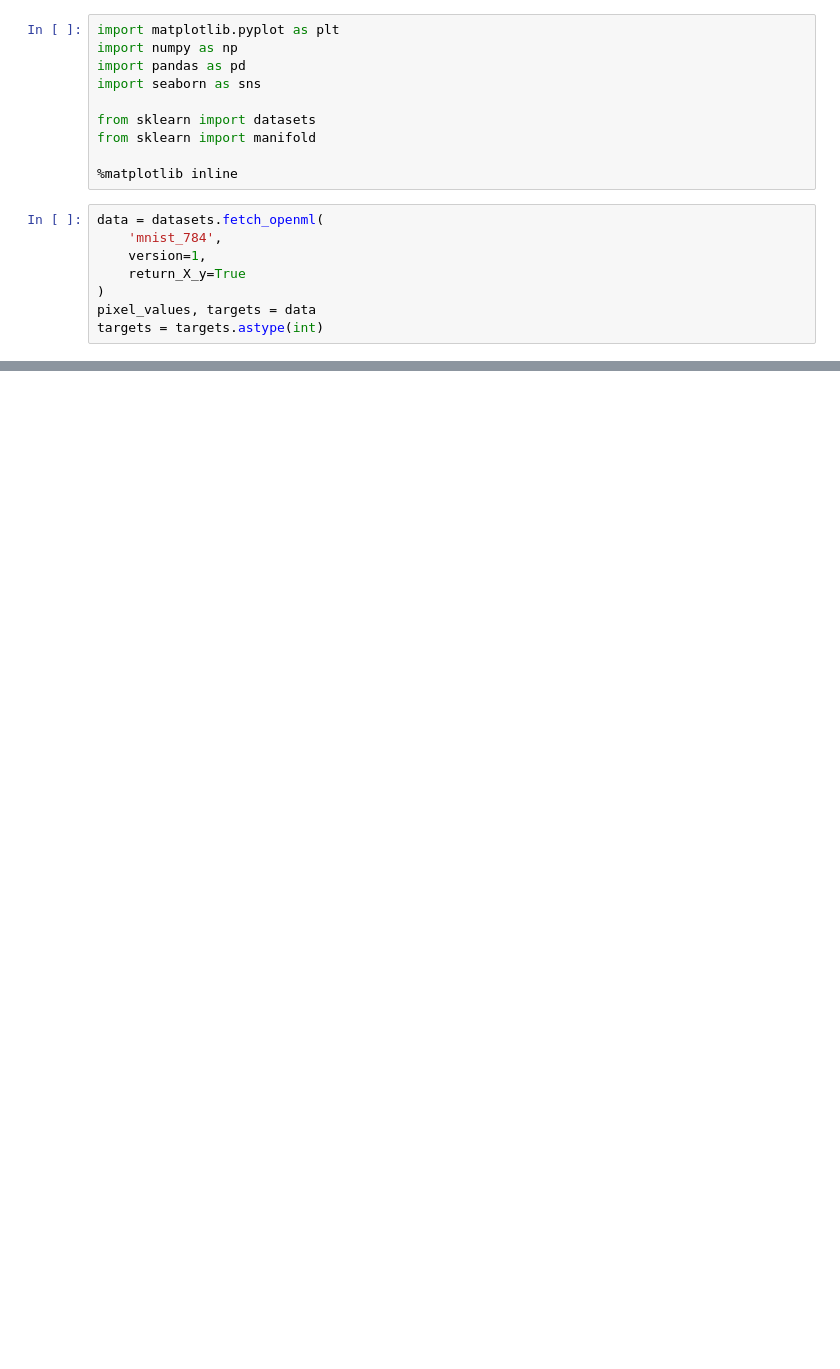
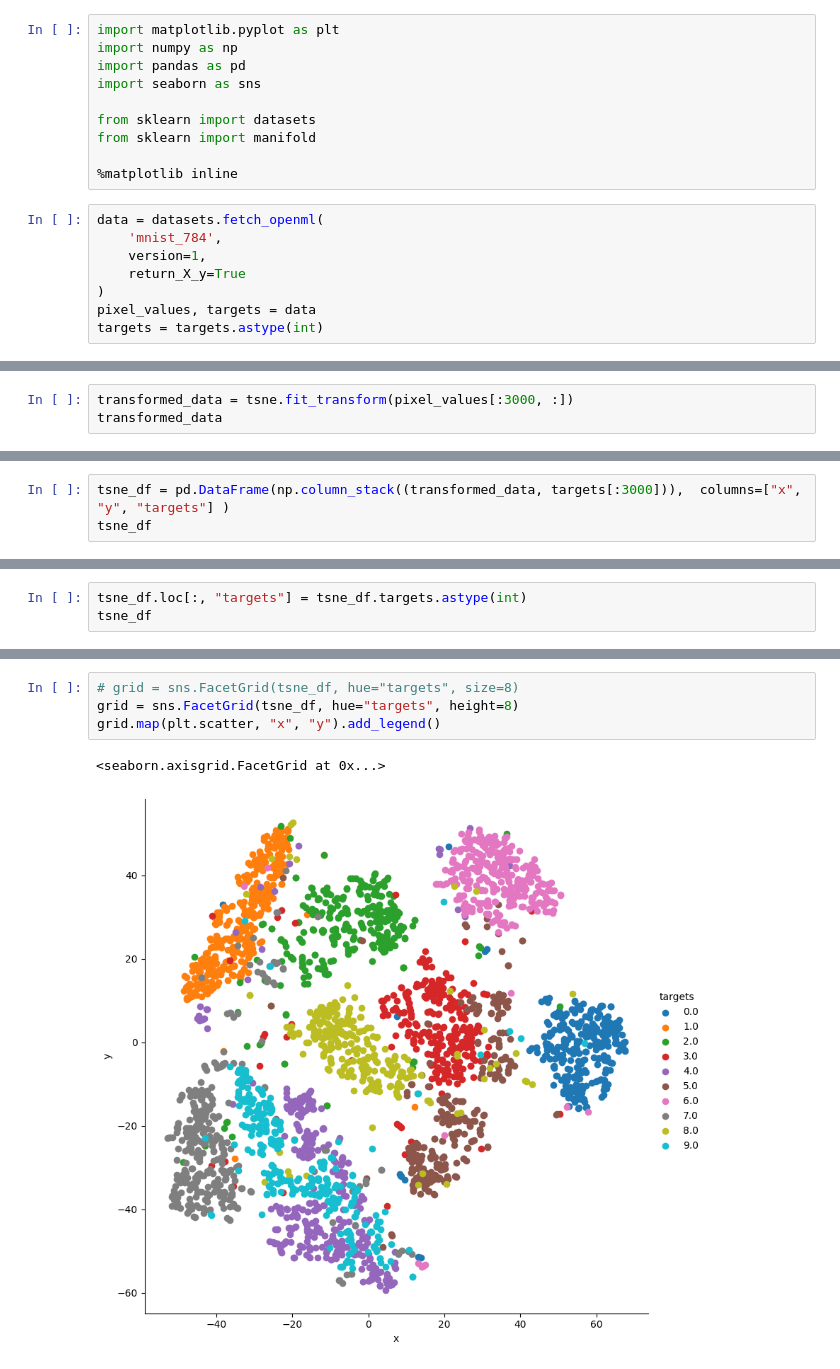
Before and after one commit to Qualia0503/ML_Review, a Jupyter notebook: 05_AAAMLP.ipynb, the cells around one changed output, grey strips where cells are left out. Cells and saved outputs as stored; diff of their text form; blank space fills up the shorter version.

```diff
--- a/05_AAAMLP.ipynb
+++ b/05_AAAMLP.ipynb
@@ -68,0 +69,3 @@ print(f"期望拿对帽子的人数: {expectation:.4f}")
+# %%
+transformed_data = tsne.fit_transform(pixel_values[:3000, :])
+transformed_data
@@ -68,0 +92,3 @@ print(f"期望拿对帽子的人数: {expectation:.4f}")
+# %%
+tsne_df = pd.DataFrame(np.column_stack((transformed_data, targets[:3000])),  columns=["x", "y", "targets"] )
+tsne_df
@@ -68,0 +109,3 @@ print(f"期望拿对帽子的人数: {expectation:.4f}")
+# %%
+tsne_df.loc[:, "targets"] = tsne_df.targets.astype(int)
+tsne_df
@@ -68,0 +126,7 @@ print(f"期望拿对帽子的人数: {expectation:.4f}")
+# %%
+# grid = sns.FacetGrid(tsne_df, hue="targets", size=8)
+grid = sns.FacetGrid(tsne_df, hue="targets", height=8)
+grid.map(plt.scatter, "x", "y").add_legend()
+# %% [output]
+<seaborn.axisgrid.FacetGrid at 0x...>
+[figure, added]
```
Also changed, not shown: parts of 29 cells of this notebook, 2 other files.
